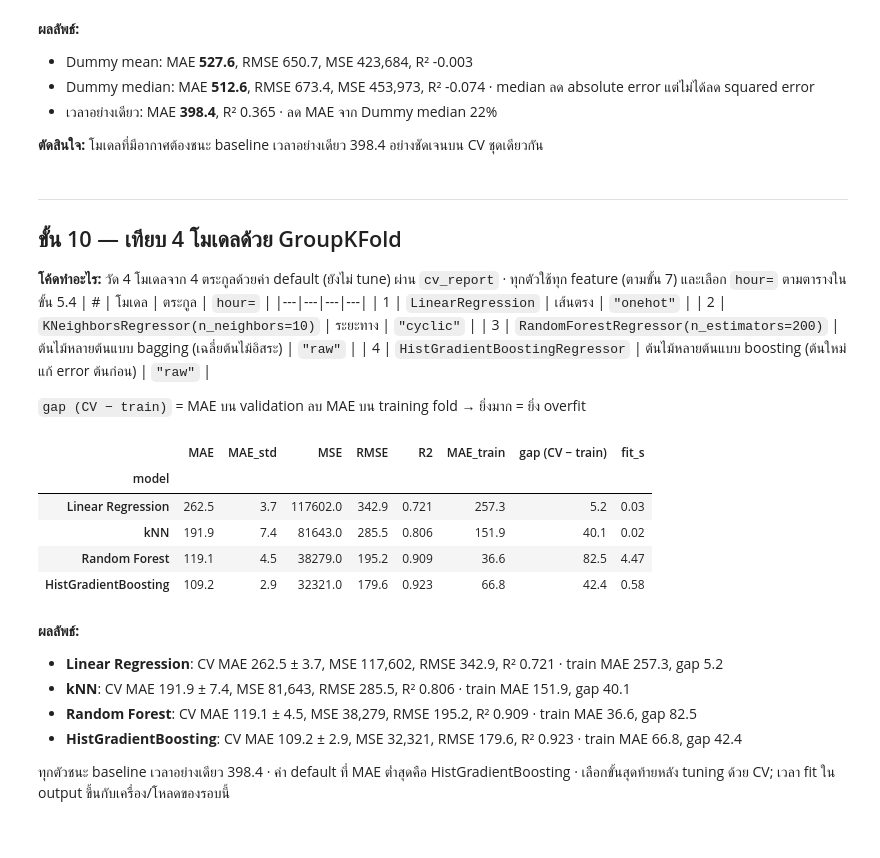
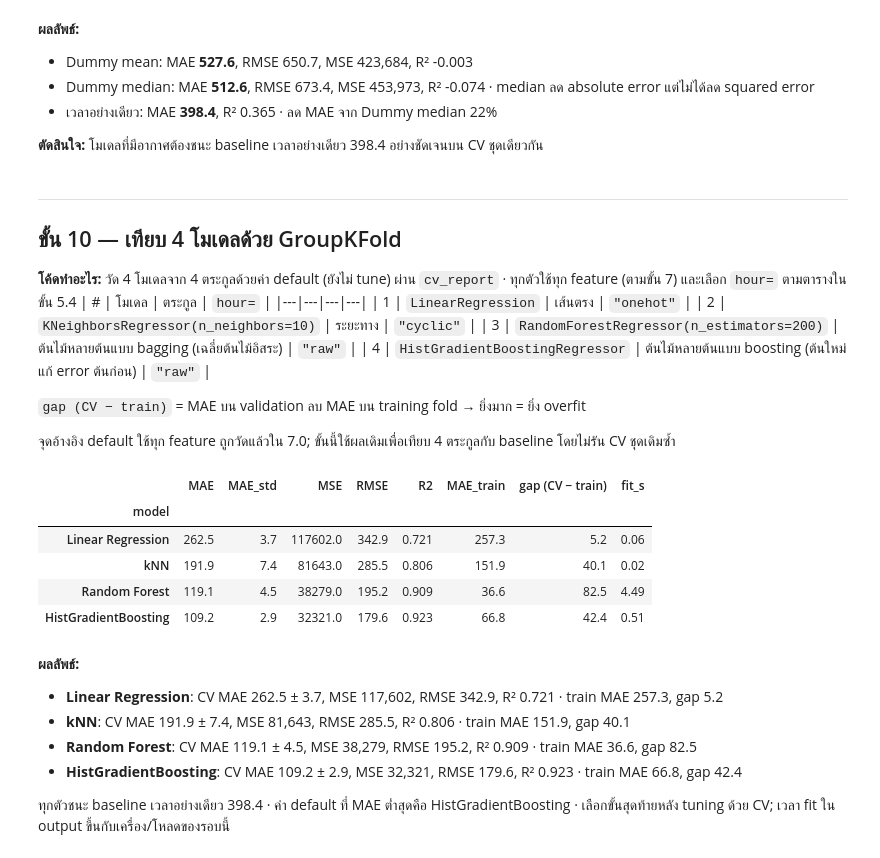
Before and after one commit to Sh080205/seoul-bike-demand, a Jupyter notebook: notebooks/02_modeling.ipynb, the cells around one changed output. Saved outputs shown, nothing was run; the diff lists cells and outputs as text; code cells hidden in the pictures.

```diff
--- a/notebooks/02_modeling.ipynb
+++ b/notebooks/02_modeling.ipynb
@@ -1083,29 +1234,21 @@ baselines[["MAE", "MAE_std", "MSE", "RMSE", "R2", "MAE_train"]].round({"MAE": 1,
 | 4 | `HistGradientBoostingRegressor` | ต้นไม้หลายต้นแบบ boosting (ต้นใหม่แก้ error ต้นก่อน) | `"raw"` |
 
 `gap (CV − train)` = MAE บน validation ลบ MAE บน training fold → ยิ่งมาก = ยิ่ง overfit
+
+จุดอ้างอิง default ใช้ทุก feature ถูกวัดแล้วใน 7.0; ขั้นนี้ใช้ผลเดิมเพื่อเทียบ 4 ตระกูลกับ baseline โดยไม่รัน CV ชุดเดิมซ้ำ
 # %%
-# ขั้น 10 — เทียบ 4 โมเดลจาก 4 ตระกูลด้วยค่า default (ยังไม่ tune) ผ่าน GroupKFold ชุดเดียวกัน
-# แต่ละตัวใช้ encoding ชั่วโมงที่เหมาะกับตัวเอง: เส้นตรง → onehot, ระยะทาง → cyclic, ต้นไม้ → raw
-from sklearn.ensemble import HistGradientBoostingRegressor, RandomForestRegressor
-
-MODELS = {
-    "Linear Regression": (LinearRegression(), "onehot"),                       # เส้นตรง: เร็ว อ่าน coefficient ได้
-    "kNN": (KNeighborsRegressor(n_neighbors=10), "cyclic"),                   # ระยะทาง: ไม่สมมติรูปร่างความสัมพันธ์
-    "Random Forest": (RandomForestRegressor(n_estimators=200, n_jobs=1, random_state=config.RANDOM_STATE), "raw"),   # bagging
-    "HistGradientBoosting": (HistGradientBoostingRegressor(random_state=config.RANDOM_STATE), "raw"),               # boosting
-}
-compare = pd.DataFrame([cv_report(make_pipeline(m, hour=h), name) for name, (m, h) in MODELS.items()]).set_index("model")
-# gap = MAE บน validation − MAE บน train: gap ใหญ่ = overfit (จำ train) · gap เล็กแต่ MAE สูง = underfit
+# ขั้น 10 — ใช้ผล CV default จากขั้น 7.0 เทียบ 4 ตระกูลกับ baseline เพื่อคงจุดอ้างอิงก่อน tuning
+compare = pd.DataFrame(fs_baseline.values()).set_index("model")
 compare["gap (CV − train)"] = compare["MAE"] - compare["MAE_train"]
 compare[["MAE", "MAE_std", "MSE", "RMSE", "R2", "MAE_train", "gap (CV − train)", "fit_s"]].round(
     {"MAE": 1, "MAE_std": 1, "MSE": 0, "RMSE": 1, "R2": 3, "MAE_train": 1, "gap (CV − train)": 1, "fit_s": 2})
 # %% [output]
 |  | MAE | MAE_std | MSE | RMSE | R2 | MAE_train | gap (CV − train) | fit_s |
 | model |  |  |  |  |  |  |  |  |
-| Linear Regression | 262.5 | 3.7 | 117602.0 | 342.9 | 0.721 | 257.3 | 5.2 | 0.03 |
+| Linear Regression | 262.5 | 3.7 | 117602.0 | 342.9 | 0.721 | 257.3 | 5.2 | 0.06 |
 | kNN | 191.9 | 7.4 | 81643.0 | 285.5 | 0.806 | 151.9 | 40.1 | 0.02 |
-| Random Forest | 119.1 | 4.5 | 38279.0 | 195.2 | 0.909 | 36.6 | 82.5 | 4.47 |
-| HistGradientBoosting | 109.2 | 2.9 | 32321.0 | 179.6 | 0.923 | 66.8 | 42.4 | 0.58 |
+| Random Forest | 119.1 | 4.5 | 38279.0 | 195.2 | 0.909 | 36.6 | 82.5 | 4.49 |
+| HistGradientBoosting | 109.2 | 2.9 | 32321.0 | 179.6 | 0.923 | 66.8 | 42.4 | 0.51 |
 # %% [markdown]
 **ผลลัพธ์:**
 - **Linear Regression**: CV MAE 262.5 ± 3.7, MSE 117,602, RMSE 342.9, R² 0.721 · train MAE 257.3, gap 5.2
```
Also changed, not shown: parts of 37 cells of this notebook, 2 other files.
